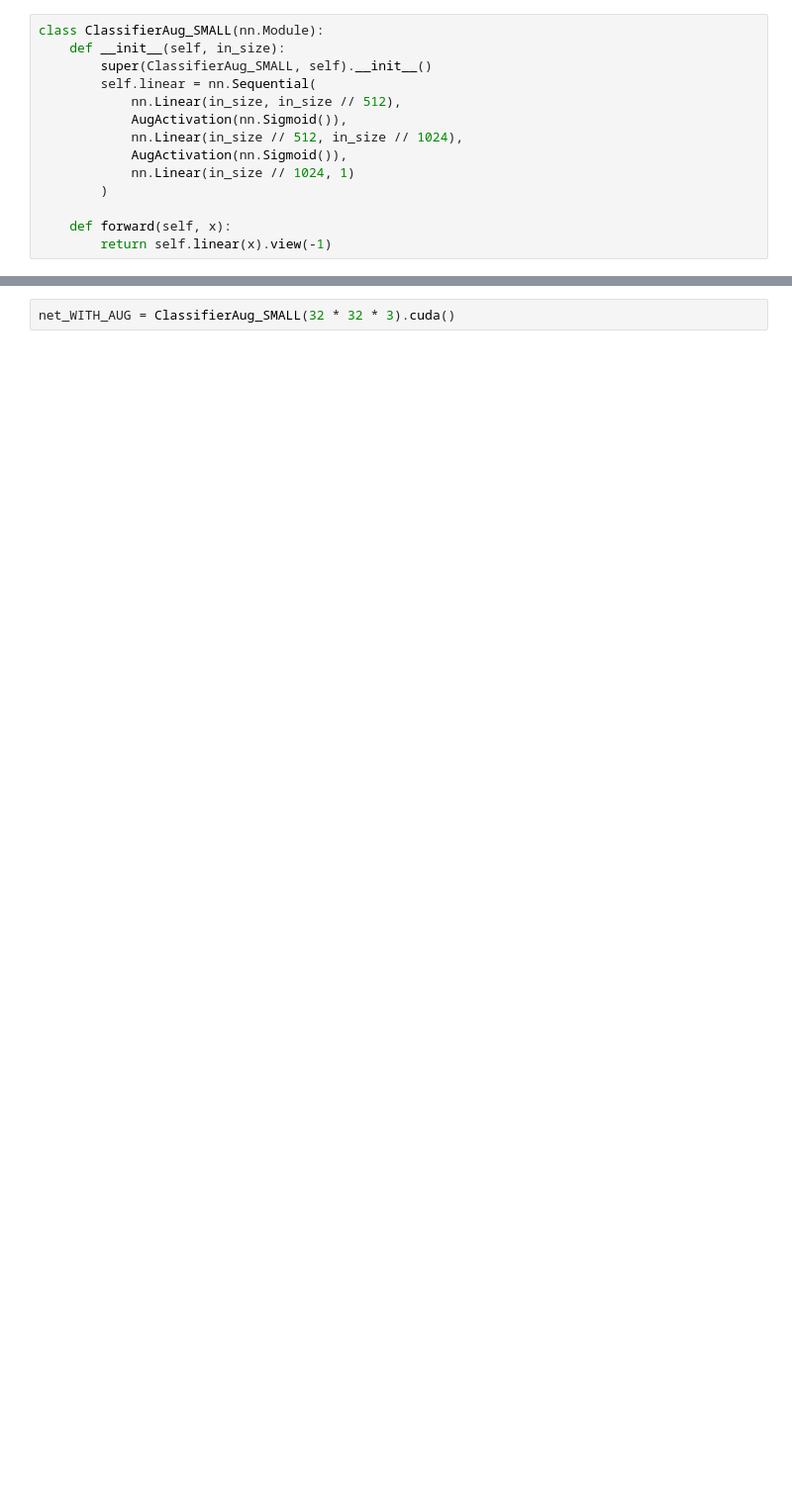
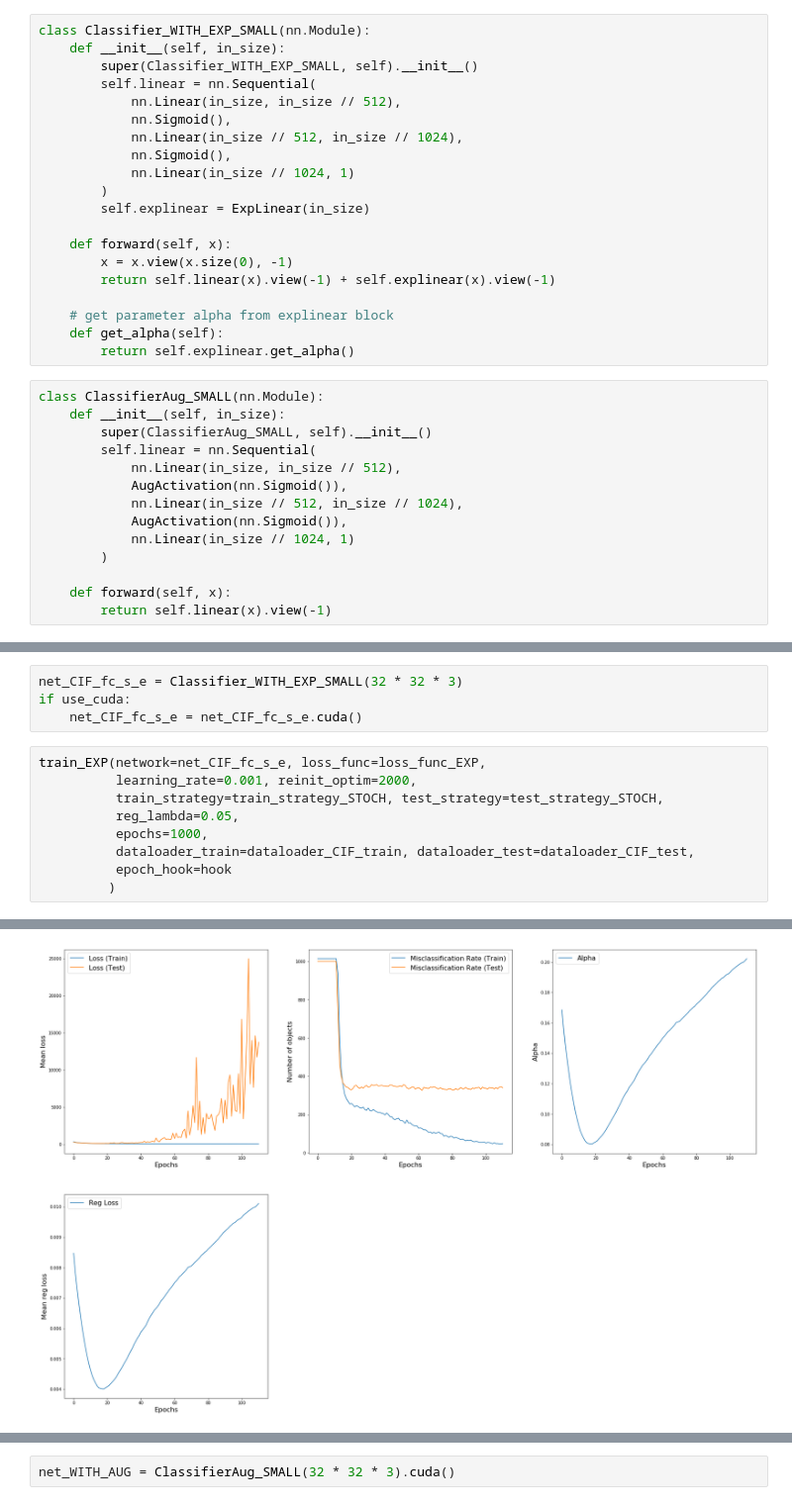
Before and after one commit to nakhodnov17/Samsung-Task, a Jupyter notebook: Adding_one_neuron/[Adding One Neuron]-Copy1.ipynb, the cells around one changed output, grey strips where cells are left out. Shown: that part at 99% size. Cells and saved outputs as stored; diff of their text form; blank space fills up the shorter version.

```diff
--- a/Adding_one_neuron/[Adding One Neuron]-Copy1.ipynb
+++ b/Adding_one_neuron/[Adding One Neuron]-Copy1.ipynb
@@ -968,6 +867,26 @@ class Classifier_SMALL(nn.Module):
 
     def forward(self, x):
         return self.linear(x).view(-1)
+# %%
+class Classifier_WITH_EXP_SMALL(nn.Module):
+    def __init__(self, in_size):
+        super(Classifier_WITH_EXP_SMALL, self).__init__()
+        self.linear = nn.Sequential(
+            nn.Linear(in_size, in_size // 512),
+            nn.Sigmoid(),
+            nn.Linear(in_size // 512, in_size // 1024),
+            nn.Sigmoid(),
+            nn.Linear(in_size // 1024, 1)
+        )
+        self.explinear = ExpLinear(in_size)
+
+    def forward(self, x):
+        x = x.view(x.size(0), -1)
+        return self.linear(x).view(-1) + self.explinear(x).view(-1)
+
+    # get parameter alpha from explinear block
+    def get_alpha(self):
+        return self.explinear.get_alpha()
 # %%
 class ClassifierAug_SMALL(nn.Module):
     def __init__(self, in_size):
@@ -992,0 +919,14 @@ Epoch 641... Empirical Loss/Misclassification Rate (Train): 0.424/2.000  Empiric
+# %%
+net_CIF_fc_s_e = Classifier_WITH_EXP_SMALL(32 * 32 * 3)
+if use_cuda:
+    net_CIF_fc_s_e = net_CIF_fc_s_e.cuda()
+# %%
+train_EXP(network=net_CIF_fc_s_e, loss_func=loss_func_EXP,
+          learning_rate=0.001, reinit_optim=2000,
+          train_strategy=train_strategy_STOCH, test_strategy=test_strategy_STOCH,
+          reg_lambda=0.05,
+          epochs=1000,
+          dataloader_train=dataloader_CIF_train, dataloader_test=dataloader_CIF_test,
+          epoch_hook=hook
+         )
+# %% [output]
@@ -992,0 +950 @@ Epoch 641... Empirical Loss/Misclassification Rate (Train): 0.424/2.000  Empiric
+[figure, added]
```
Also changed, not shown: parts of 73 cells of this notebook.
